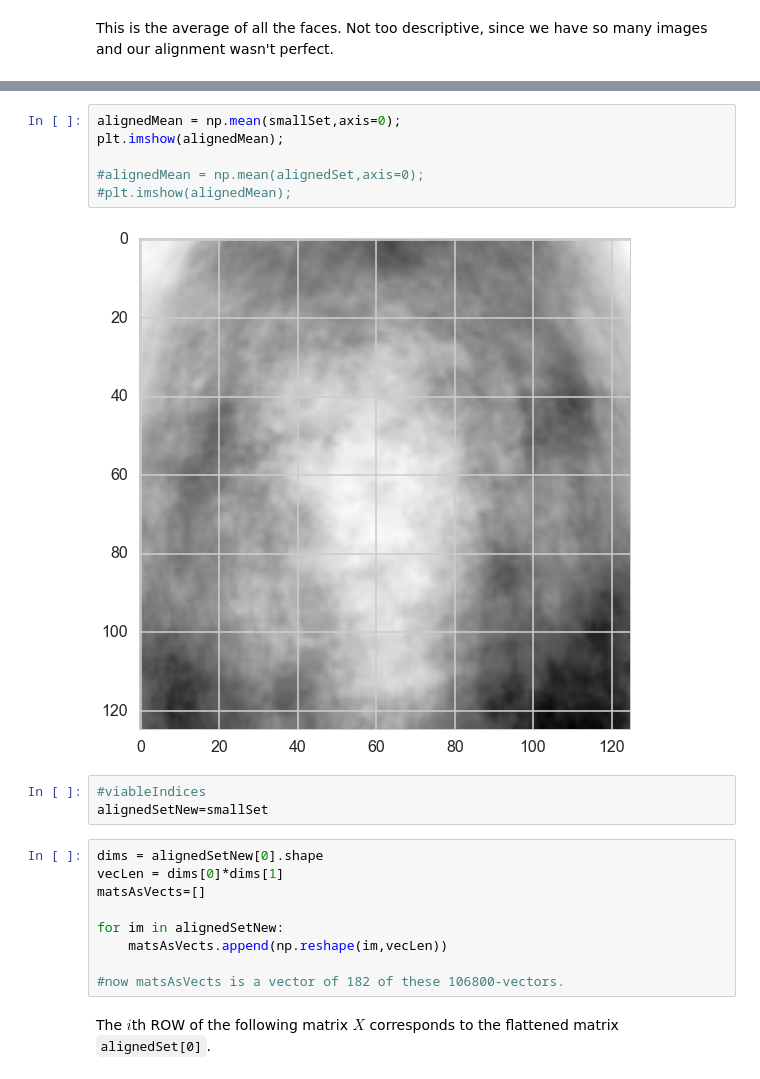
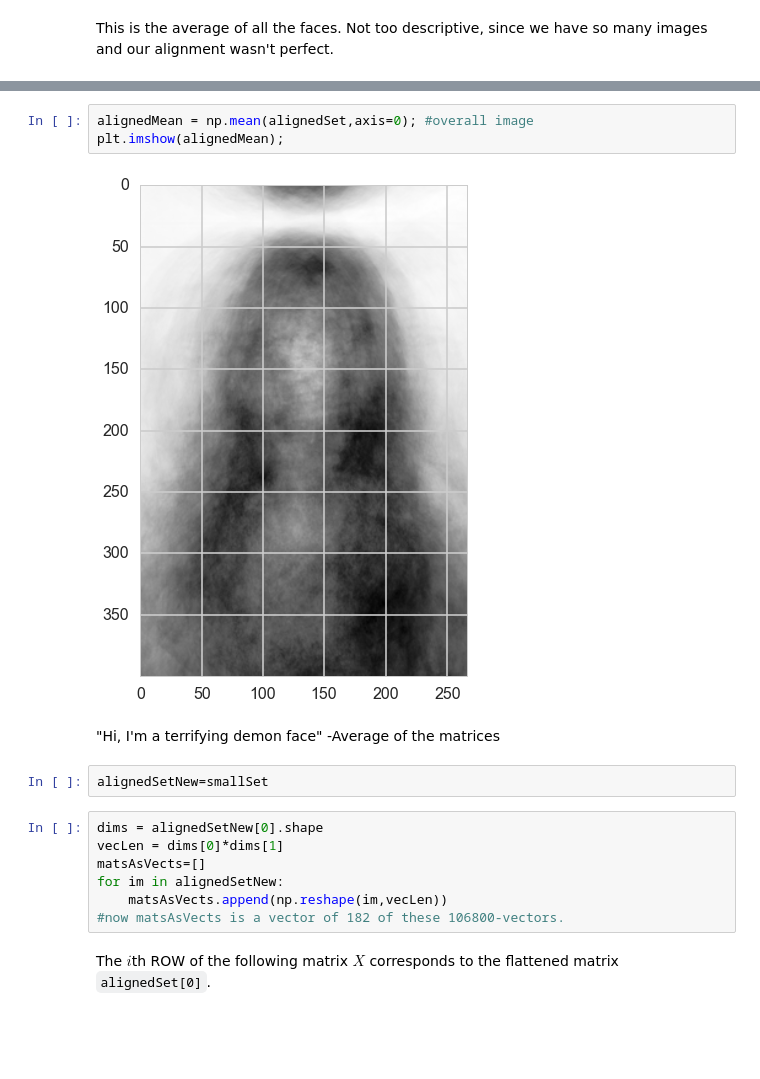
Before and after one commit to dcusworth/WAR_of_the_Roses, a Jupyter notebook: Final Project -- Images.ipynb, the cells around one changed output, grey strips where cells are left out. Saved outputs shown, nothing was run; the diff lists cells and outputs as text; blank space fills up the shorter version.

```diff
--- a/Final Project -- Images.ipynb
+++ b/Final Project -- Images.ipynb
@@ -517,22 +518,18 @@ This is the average of all the faces. Not too descriptive, since we have so many
 # %%
-alignedMean = np.mean(smallSet,axis=0);
+alignedMean = np.mean(alignedSet,axis=0); #overall image
 plt.imshow(alignedMean);
-
-#alignedMean = np.mean(alignedSet,axis=0);
-#plt.imshow(alignedMean);
 # %% [output]
-[figure, old version]
+[figure, new version]
-# %%
-#viableIndices
-alignedSetNew=smallSet
+# %% [markdown]
+"Hi, I'm a terrifying demon face" -Average of the matrices
+# %%
+alignedSetNew=smallSet
 # %%
 dims = alignedSetNew[0].shape
 vecLen = dims[0]*dims[1]
 matsAsVects=[]
-
 for im in alignedSetNew:
     matsAsVects.append(np.reshape(im,vecLen))
-
 #now matsAsVects is a vector of 182 of these 106800-vectors.
 # %% [markdown]
 The $i$th ROW of the following matrix $X$ corresponds to the flattened matrix `alignedSet[0]`.
```
Also changed, not shown: parts of 33 cells of this notebook, 1 other file.
